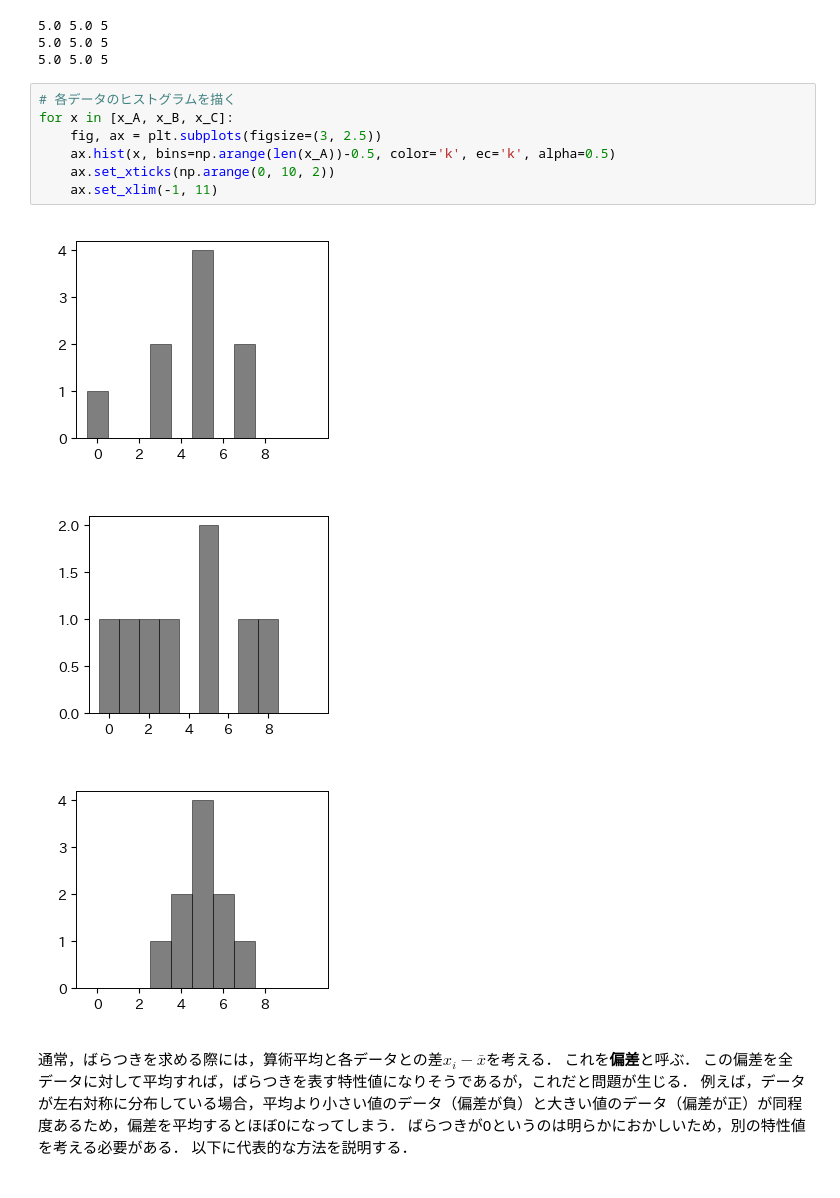
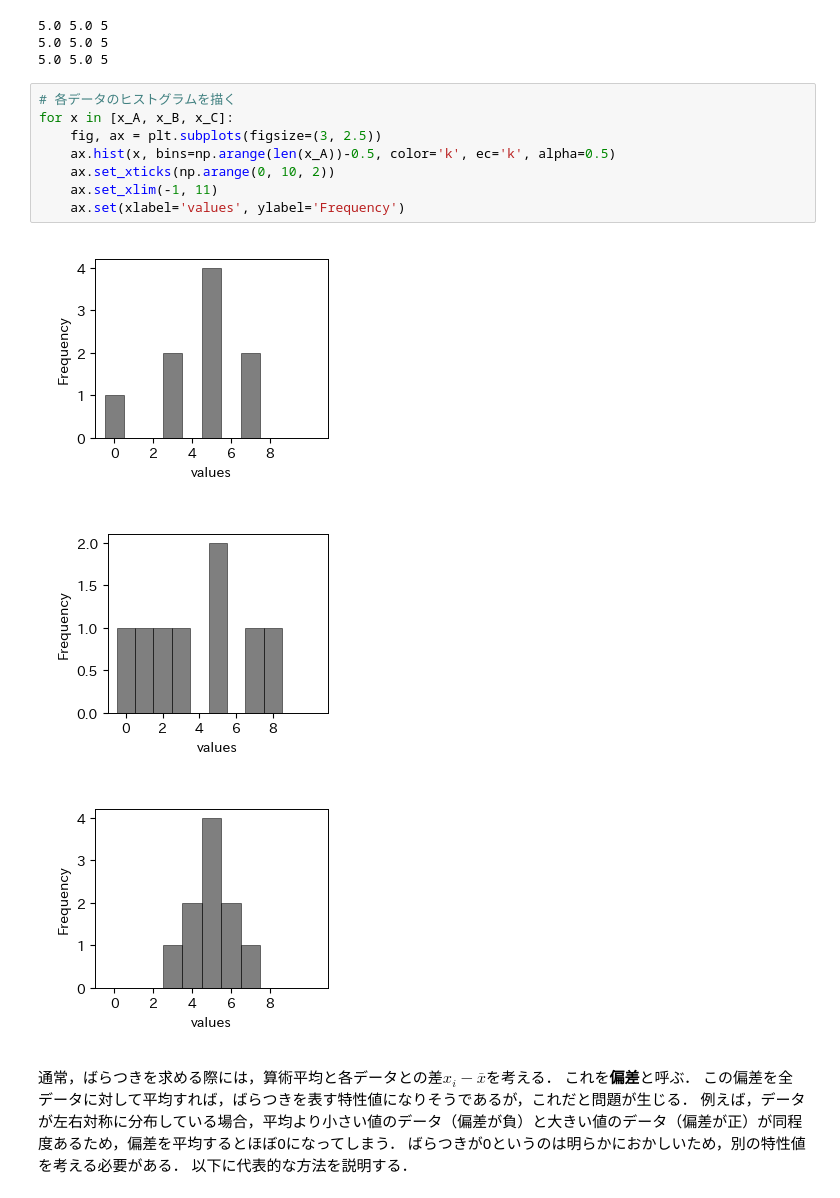
Before and after one commit to tnarizuka/Applied_Information_Processing, a Jupyter notebook: _build/jupyter_execute/chap_2/sec_2-2/sec_2-2.ipynb, the cells around one changed output. Cells and saved outputs as stored; diff of their text form.

```diff
--- a/_build/jupyter_execute/chap_2/sec_2-2/sec_2-2.ipynb
+++ b/_build/jupyter_execute/chap_2/sec_2-2/sec_2-2.ipynb
@@ -192,14 +193,15 @@ print(np.mean(x_C), np.median(x_C), stats.mode(x_C))
 # %%
 # 各データのヒストグラムを描く
 for x in [x_A, x_B, x_C]:
     fig, ax = plt.subplots(figsize=(3, 2.5))
     ax.hist(x, bins=np.arange(len(x_A))-0.5, color='k', ec='k', alpha=0.5)
     ax.set_xticks(np.arange(0, 10, 2))
     ax.set_xlim(-1, 11)
+    ax.set(xlabel='values', ylabel='Frequency')
 # %% [output]
-[figure, old version]
+[figure, new version]
-[figure, old version]
+[figure, new version]
-[figure, old version]
+[figure, new version]
 # %% [markdown]
 通常，ばらつきを求める際には，算術平均と各データとの差$ x_{i} - \bar{x} $を考える．
 これを**偏差**と呼ぶ．
```
Also changed, not shown: parts of 2 cells of this notebook, 12 other files.
